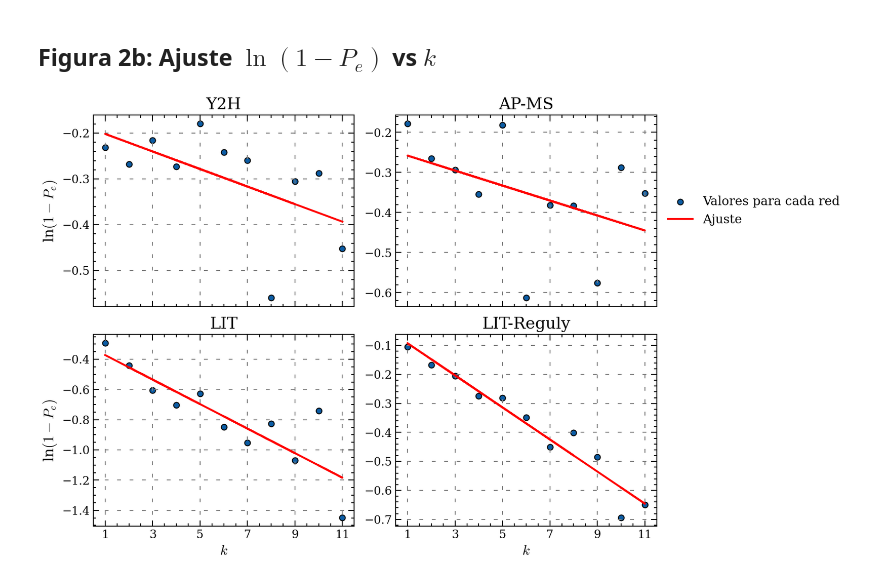
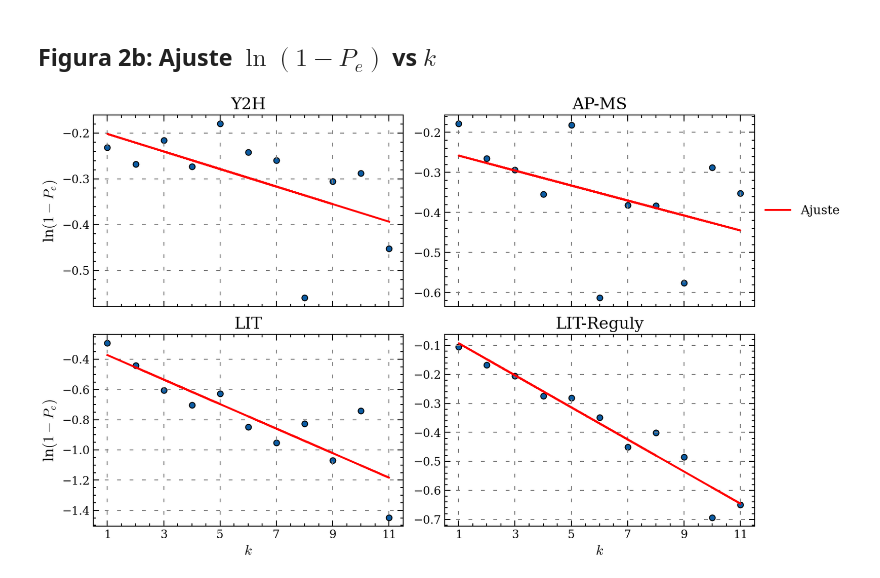
Before and after one commit to facundojgarcia02/CoNet, a Jupyter notebook: TP3/TP3 copy Facu.ipynb, the cells around one changed output. Drawn from its saved outputs; the diff is of its cells as text; code cells hidden in the pictures.

```diff
--- a/TP3/TP3 copy Facu.ipynb
+++ b/TP3/TP3 copy Facu.ipynb
@@ -929,32 +929,32 @@ def get_Pe(G):
 
     degree_dist = dict(Counter(degrees.values()))
     ess_degrees_in_net = dict(Counter([degrees[n] for n in ess_names if n in nodes]))
 
     Pe = {k: ess_degrees_in_net[k]/degree_dist[k] for k in ess_degrees_in_net.keys()}
 
     return np.array(list(Pe.keys())), np.array(list(Pe.values()))
 
 fig, ax = plt.subplots(2, 2, figsize = (12, 7), sharex=True, tight_layout=True)
 ax = ax.flatten()
 
 for i, (net_name, G) in enumerate(nets.items()):
     x_G, y_G = get_Pe(G)
     max_k = 12
     y_G = y_G[x_G < max_k]
     x_G = x_G[x_G < max_k]
     popt, pcov = curve_fit(lineal, x_G, np.log(1 - y_G))
-    ax[i].scatter(x_G, np.log(1 - y_G), ec = "black", label="Valores para cada red")
+    ax[i].scatter(x_G, np.log(1 - y_G), ec = "black",) #label="Valores para cada red")
     ax[i].plot(x_G, lineal(x_G, *popt), color = "red", label="Ajuste")
     ax[i].set_title(net_name)
     ax[i].set_xticks(np.arange(1, max_k, 2))
 
 ax[1].legend(bbox_to_anchor=(1, 0.5), frameon=False, loc="center left")
 ax[0].set_ylabel("ln$(1 - P_e)$")
 ax[2].set_xlabel("$k$")
 ax[2].set_ylabel("ln$(1 - P_e)$")
 ax[3].set_xlabel("$k$")
 
 plt.savefig("Figura 2b.png", dpi=300)
 plt.show()
 # %% [output]
-[figure, old version]
+[figure, new version]
```
Also changed, not shown: 1 other file.
